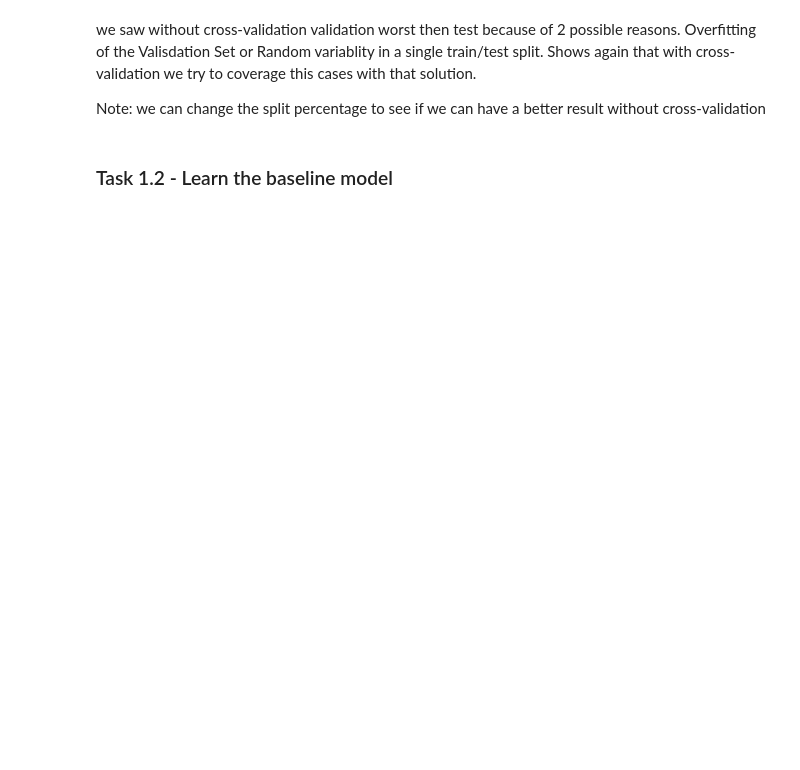
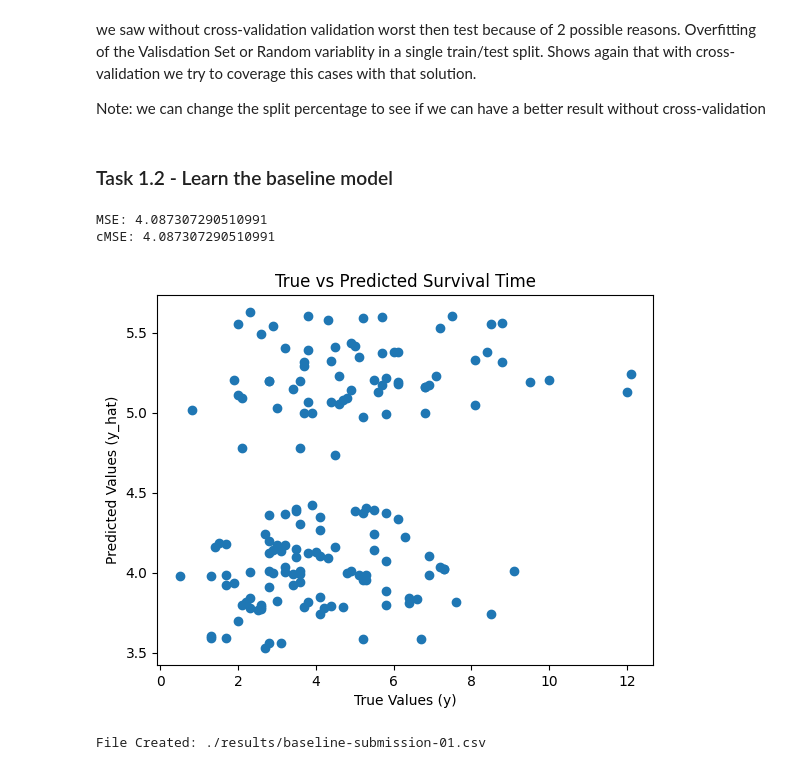
Before and after one commit to zepedrocosta/AA-Projeto2, a Jupyter notebook: Tasks.ipynb, the cells around one changed output. Saved outputs shown, nothing was run; the diff lists cells and outputs as text; code cells hidden in the pictures; blank space fills up the shorter version.

Commit message:
task 1.2 with kaggle score 3.53147, we can improve...

```diff
--- a/Tasks.ipynb
+++ b/Tasks.ipynb
@@ -33,7 +33,8 @@ def create_submission_file(predictions, filename):
 
     # Create the submission DataFrame
     submission = pd.DataFrame(columns=sample_submission.columns)
-    submission['SurvivalTime'] = predictions  # Add the predictions to the 'SurvivalTime' column
+    submission['id'] = range(len(predictions))
+    submission['0'] = predictions # Add the predictions to the 'SurvivalTime' column
 
     # Save the DataFrame to CSV
     os.makedirs("./results", exist_ok=True)
@@ -89,6 +103,6 @@ plt.show()
 # %%
 # Define the feature matrix (X) and target vector (y)
-X = df_cleaned.drop(['SurvivalTime', 'Censored'], axis=1)  # Drop target and censoring indicator
+X = df_cleaned.drop(['SurvivalTime', 'Censored','id'], axis=1)  # Drop target and censoring indicator
 y = df_cleaned['SurvivalTime']  # Target variable: survival time
 censored = df_cleaned['Censored']  # Censoring indicator
 # %%
@@ -120,18 +137,11 @@ print(f"Cross-validation scores: {cv_scores}")
 average_cv_score = np.mean(cv_scores)
 print(f"Average Cross-validation Score: {average_cv_score}")
 
-# Step 6: Train the model on the full dataset and test on a holdout test set (optional)
-# If you still want to do a final test evaluation, split the data into train and test sets
-X_train, X_test, y_train, y_test = train_test_split(X, y, test_size=0.3, random_state=42)
 
 # Fit the model
-model.fit(X_train, y_train)
-
-y_val_pred = model.predict(X_val)
-val_mse = mean_squared_error(y_val, y_val_pred)
-print(f"Validation MSE: {val_mse}")
+model.fit(X, y)
 
 # Evaluate on the test set
-y_test_pred = model.predict(X_test)
-test_mse = mean_squared_error(y_test, y_test_pred)
-print(f"Test MSE: {test_mse}")
+y_pred = model.predict(X)
+test_cross_mse = mean_squared_error(y, y_pred)
+print(f"Test MSE: {test_cross_mse}")
@@ -181,32 +198,48 @@ Note: we can change the split percentage to see if we can have a better result w
 # %% [markdown]
 ### Task 1.2 - Learn the baseline model
 # %%
+#Base Line model with cross-validation
+
 # Create the pipeline with scaling and Linear Regression
 pipeline = make_pipeline(
     StandardScaler(),  # Feature scaling
     LinearRegression()  # Linear regression model
 )
 
 # first try with r^2
 cv_scores = cross_val_score(pipeline, X, y, cv=5)  # 5-fold cross-validation
 
 
 pipeline.fit(X, y)
 y_pred = pipeline.predict(X)
 
 
 mse = mean_squared_error(y, y_pred)
 print(f"MSE: {mse}")
 cMSE = error_metric(y, y_pred,censored)
 print(f"cMSE: {cMSE}")
 
-create_submission_file(y_pred, 'baseline-submission-01.csv')
+#create_submission_file(y_pred, 'baseline-submission-01.csv')
 
 plt.scatter(y, y_pred)
 plt.xlabel('True Values (y)')
 plt.ylabel('Predicted Values (y_hat)')
 plt.title('True vs Predicted Survival Time')
 plt.show()
+
+
+# submission task 1.2
+df_test = pd.read_csv('./data/test_data.csv')
+ # quero dar drop do id e GeneticRisk e TreatmentResponse
+X_test1 = df_test.drop(['id', 'GeneticRisk', 'TreatmentResponse','ComorbidityIndex'], axis=1)
+
+y_test_pred1 = pipeline.predict(X_test1)
+create_submission_file(y_test_pred1, 'baseline-submission-01.csv')
+# %% [output]
+MSE: 4.087307290510991
+cMSE: 4.087307290510991
+[figure, added]
+File Created: ./results/baseline-submission-01.csv
 # %%
 plt.boxplot([y, y_pred], tick_labels=["True Values", "Predicted Values"])
 plt.title("Boxplot of True vs Predicted Values")
```
Also changed, not shown: parts of 12 cells of this notebook.
